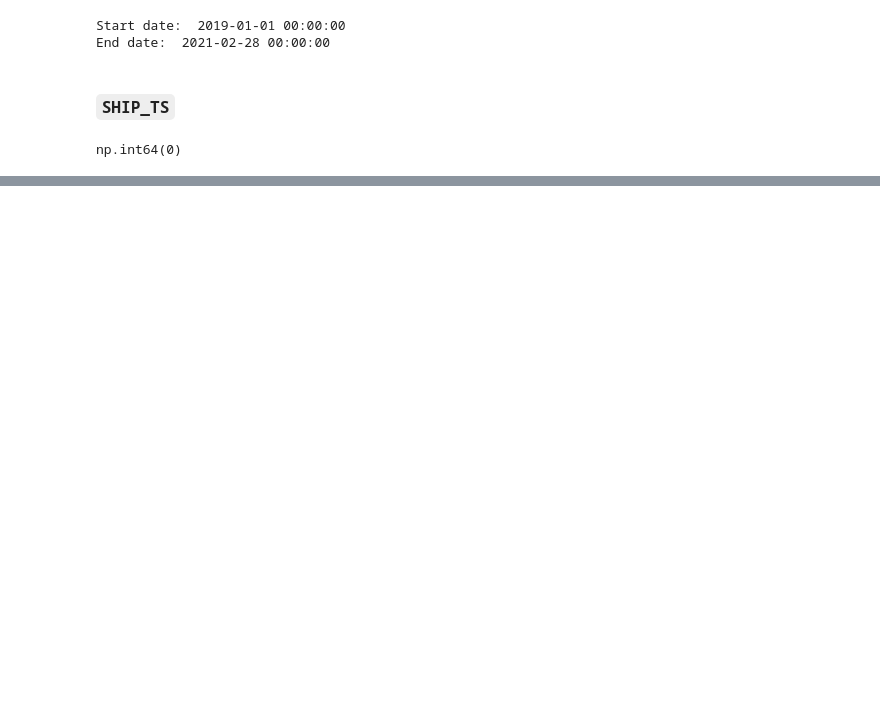
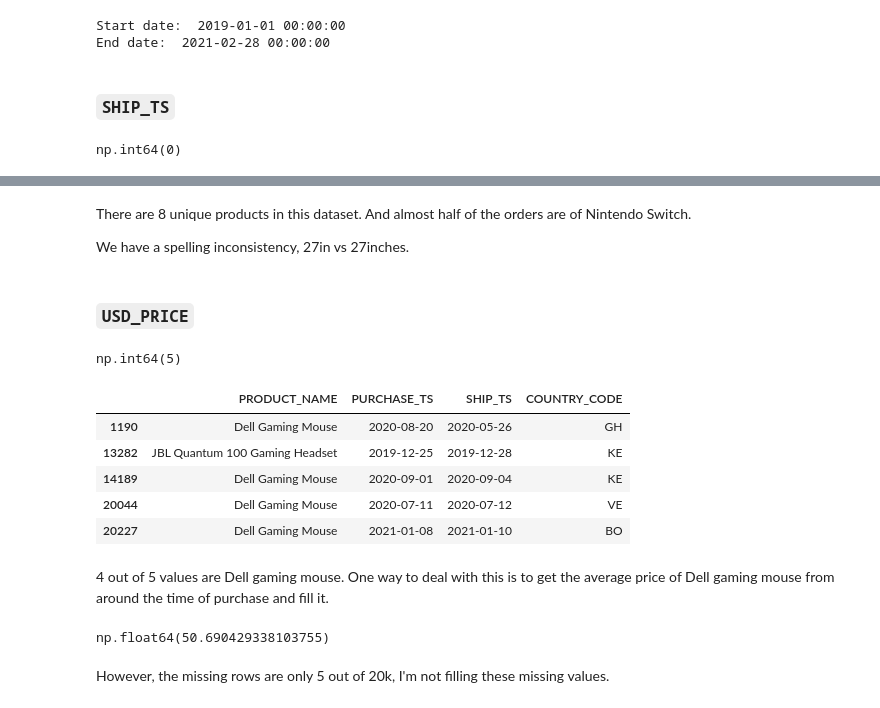
Before and after one commit to bdk-333/GameZone-Data-Analytics, a Jupyter notebook: notebooks/1_data_cleaning.ipynb, the cells around one changed output, grey strips where cells are left out. Cells and saved outputs as stored; diff of their text form; code cells hidden in the pictures; blank space fills up the shorter version.

```diff
--- a/notebooks/1_data_cleaning.ipynb
+++ b/notebooks/1_data_cleaning.ipynb
@@ -159,0 +181,4 @@ np.int64(0)
+# %% [markdown]
+There are 8 unique products in this dataset. And almost half of the orders are of Nintendo Switch.
+
+We have a spelling inconsistency, 27in vs 27inches.
@@ -159,0 +187,23 @@ np.int64(0)
+# %% [markdown]
+### `USD_PRICE`
+# %%
+df['USD_PRICE'].isna().sum()
+# %% [output]
+np.int64(5)
+# %%
+df[df['USD_PRICE'].isna() == True][['PRODUCT_NAME', 'PURCHASE_TS', 'SHIP_TS', 'COUNTRY_CODE']]
+# %% [output]
+|  | PRODUCT_NAME | PURCHASE_TS | SHIP_TS | COUNTRY_CODE |
+| 1190 | Dell Gaming Mouse | 2020-08-20 | 2020-05-26 | GH |
+| 13282 | JBL Quantum 100 Gaming Headset | 2019-12-25 | 2019-12-28 | KE |
+| 14189 | Dell Gaming Mouse | 2020-09-01 | 2020-09-04 | KE |
+| 20044 | Dell Gaming Mouse | 2020-07-11 | 2020-07-12 | VE |
+| 20227 | Dell Gaming Mouse | 2021-01-08 | 2021-01-10 | BO |
+# %% [markdown]
+4 out of 5 values are Dell gaming mouse. One way to deal with this is to get the average price of Dell gaming mouse from around the time of purchase and fill it.
+# %%
+df[(df['PRODUCT_NAME'] == 'Dell Gaming Mouse') & (df['PURCHASE_TS'].dt.year == 2020)]['USD_PRICE'].mean()
+# %% [output]
+np.float64(50.690429338103755)
+# %% [markdown]
+However, the missing rows are only 5 out of 20k, I'm not filling these missing values.
```
Also changed, not shown: parts of 40 cells of this notebook, 2 other files.
